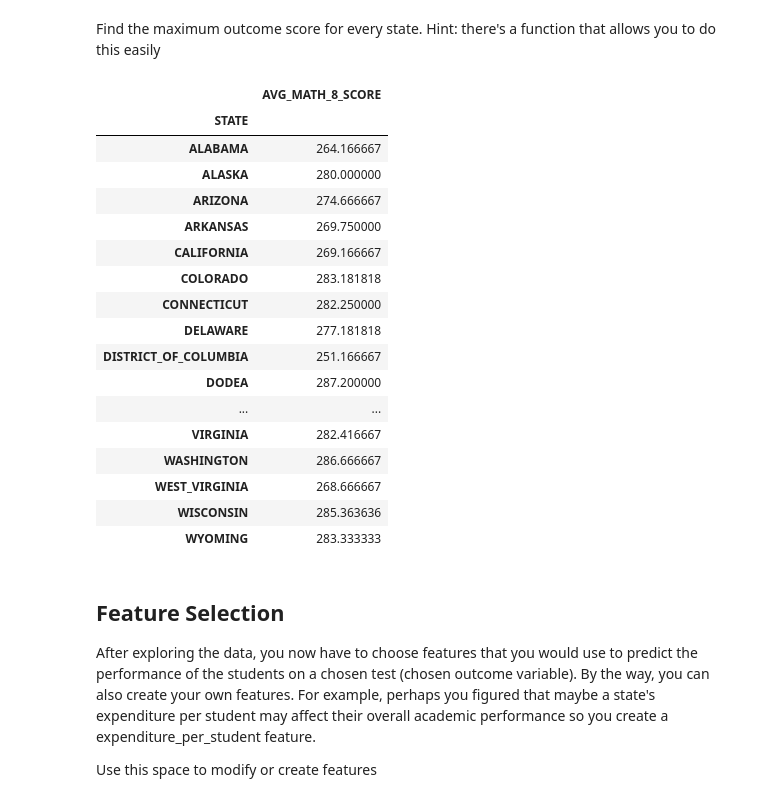
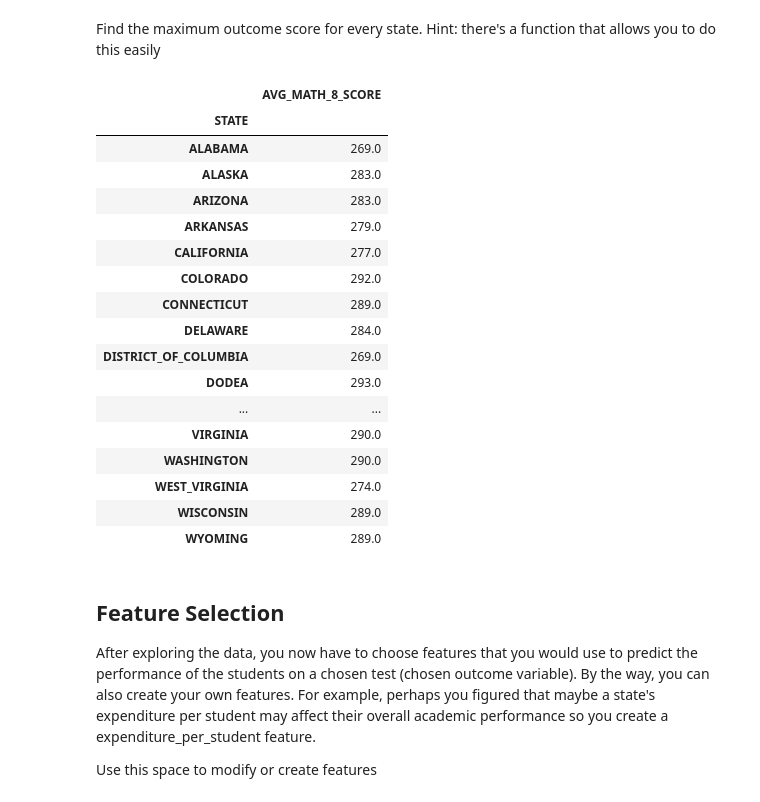
Before and after one commit to danielmccusker/mdst, a Jupyter notebook: checkpoint2/checkpoint2.ipynb, the cells around one changed output. Saved outputs shown, nothing was run; the diff lists cells and outputs as text; code cells hidden in the pictures.

```diff
--- a/checkpoint2/checkpoint2.ipynb
+++ b/checkpoint2/checkpoint2.ipynb
@@ -103,26 +111,26 @@ df[df['YEAR']==2019]['AVG_MATH_8_SCORE'].mean()
 # %% [markdown]
 Find the maximum outcome score for every state. Hint: there's a function that allows you to do this easily
 # %%
-df.groupby(by='STATE').agg({'AVG_MATH_8_SCORE': 'mean'})
+df.groupby(by='STATE').agg({'AVG_MATH_8_SCORE': 'max'})
 # %% [output]
 |  | AVG_MATH_8_SCORE |
 | STATE |  |
-| ALABAMA | 264.166667 |
-| ALASKA | 280.000000 |
-| ARIZONA | 274.666667 |
-| ARKANSAS | 269.750000 |
-| CALIFORNIA | 269.166667 |
-| COLORADO | 283.181818 |
-| CONNECTICUT | 282.250000 |
-| DELAWARE | 277.181818 |
-| DISTRICT_OF_COLUMBIA | 251.166667 |
-| DODEA | 287.200000 |
+| ALABAMA | 269.0 |
+| ALASKA | 283.0 |
+| ARIZONA | 283.0 |
+| ARKANSAS | 279.0 |
+| CALIFORNIA | 277.0 |
+| COLORADO | 292.0 |
+| CONNECTICUT | 289.0 |
+| DELAWARE | 284.0 |
+| DISTRICT_OF_COLUMBIA | 269.0 |
+| DODEA | 293.0 |
 | ... | ... |
-| VIRGINIA | 282.416667 |
-| WASHINGTON | 286.666667 |
-| WEST_VIRGINIA | 268.666667 |
-| WISCONSIN | 285.363636 |
-| WYOMING | 283.333333 |
+| VIRGINIA | 290.0 |
+| WASHINGTON | 290.0 |
+| WEST_VIRGINIA | 274.0 |
+| WISCONSIN | 289.0 |
+| WYOMING | 289.0 |
 # %% [markdown]
 <h2> Feature Selection </h2>
 
```
Also changed, not shown: parts of 14 cells of this notebook.
